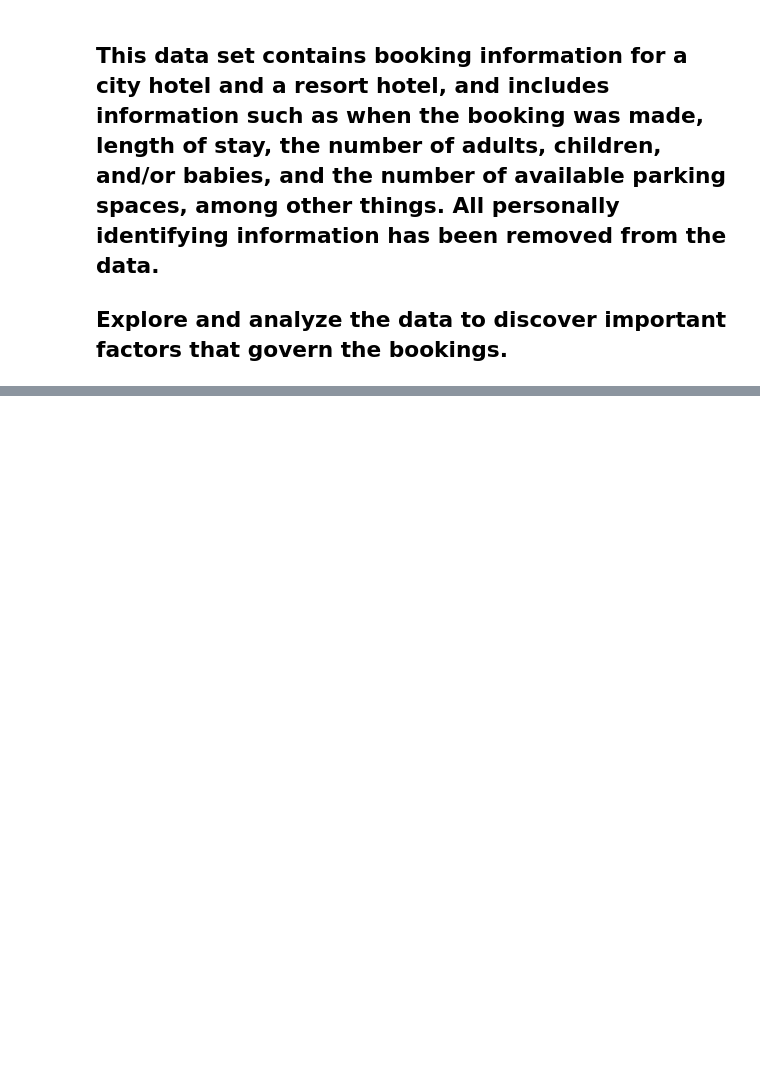
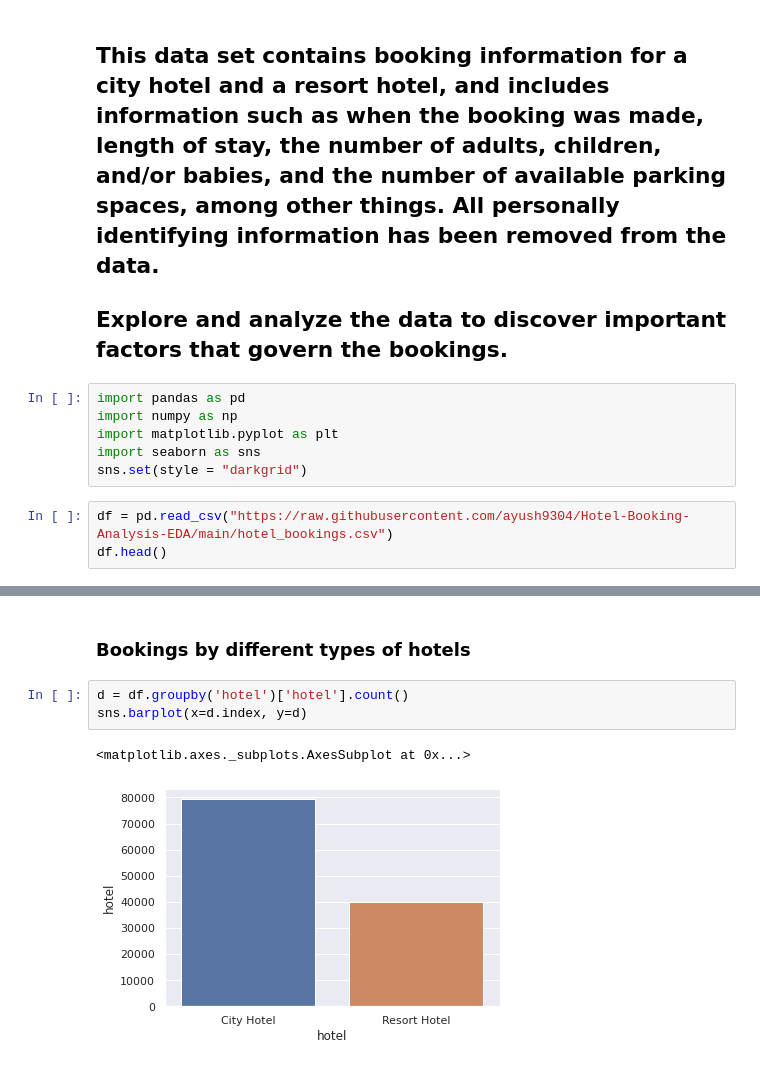
Before and after one commit to ayush9304/Hotel-Booking-Analysis-EDA, a Jupyter notebook: Hotel_Booking_Analysis_EDA.ipynb, the cells around one changed output, grey strips where cells are left out. Cells and saved outputs as stored; diff of their text form; blank space fills up the shorter version.

Commit message:
Done some exploration on hotel type and guest country

```diff
--- a/Hotel_Booking_Analysis_EDA.ipynb
+++ b/Hotel_Booking_Analysis_EDA.ipynb
@@ -6,3 +6,12 @@
 ## <b>This data set contains booking information for a city hotel and a resort hotel, and includes information such as when the booking was made, length of stay, the number of adults, children, and/or babies, and the number of available parking spaces, among other things. All personally identifying information has been removed from the data. </b>
 
 ## <b> Explore and analyze the data to discover important factors that govern the bookings. </b>
+# %%
+import pandas as pd
+import numpy as np
+import matplotlib.pyplot as plt
+import seaborn as sns
+sns.set(style = "darkgrid")
+# %%
+df = pd.read_csv("https://raw.githubusercontent.com/ayush9304/Hotel-Booking-Analysis-EDA/main/hotel_bookings.csv")
+df.head()
@@ -8,0 +69,8 @@
+# %% [markdown]
+### Bookings by different types of hotels
+# %%
+d = df.groupby('hotel')['hotel'].count()
+sns.barplot(x=d.index, y=d)
+# %% [output]
+<matplotlib.axes._subplots.AxesSubplot at 0x...>
+[figure, added]
```
Also changed, not shown: parts of 25 cells of this notebook.
